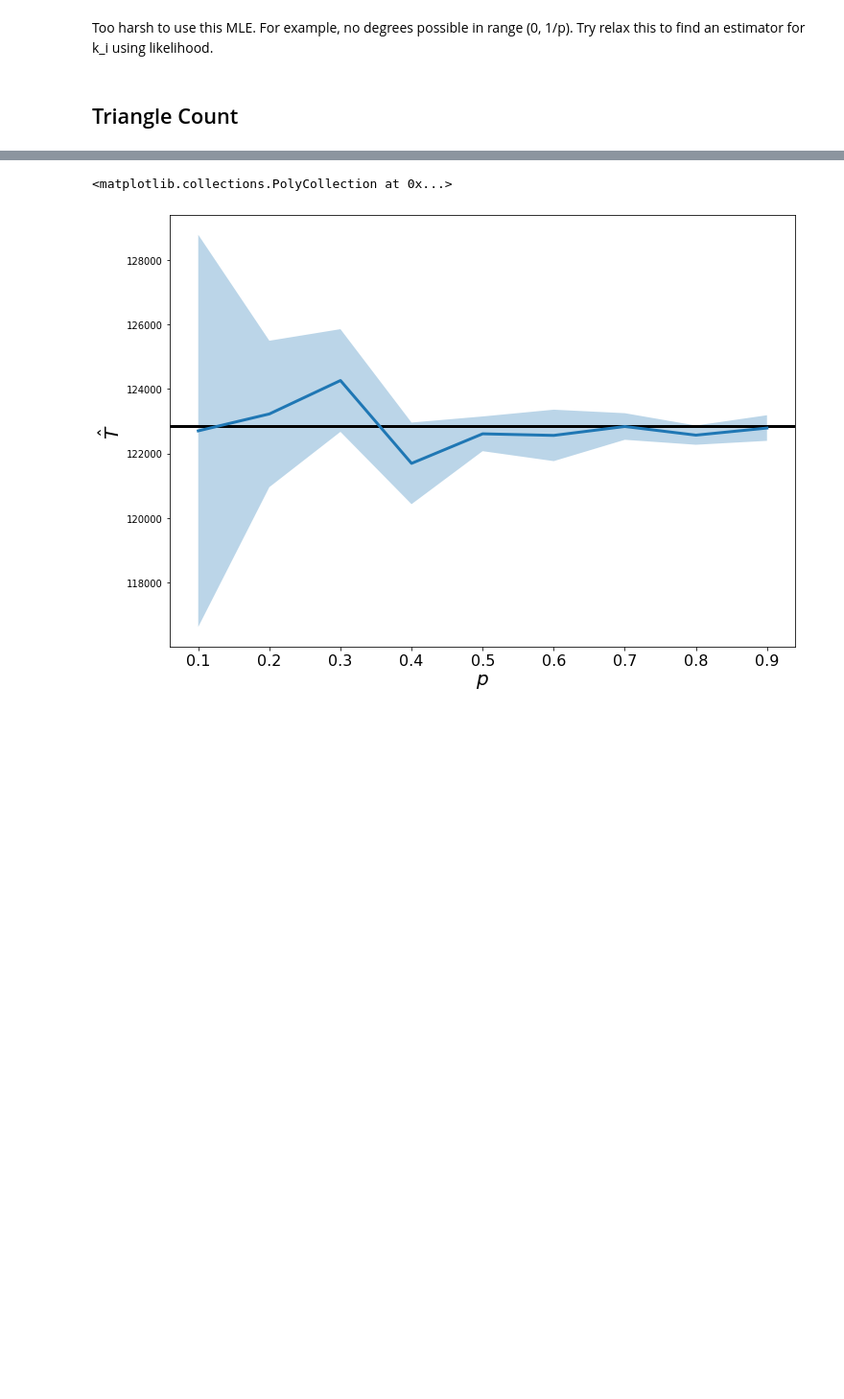
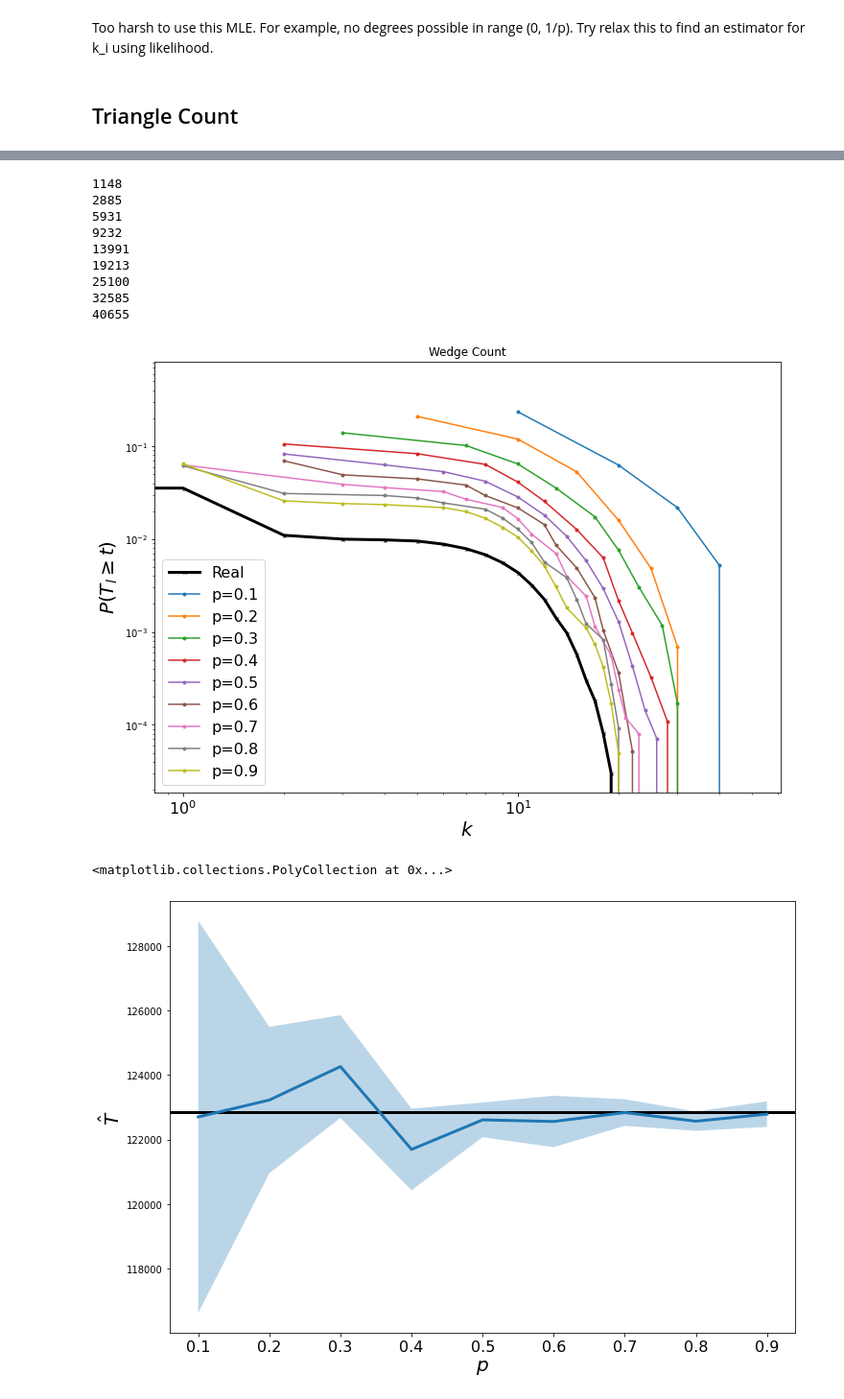
Before and after one commit to narnolddd/sample-nets, a Jupyter notebook: DegreeDistribution.ipynb, the cells around one changed output, grey strips where cells are left out. Shown at 96% size. Saved outputs shown, nothing was run; the diff lists cells and outputs as text; code cells hidden in the pictures; blank space fills up the shorter version.

```diff
--- a/DegreeDistribution.ipynb
+++ b/DegreeDistribution.ipynb
@@ -126,3 +146,6 @@ def edge_triangle_count(G):
+# %%
+def improved_triangle_count(tri_array,p):
+    return [round(1.0/p**2*x[0]) for x in tri_array]
 # %%
 def MME_triangle_count(tri_array, p):
     return [round(1.0/p**3*ct) for ct in tri_array]
@@ -174,3 +197,43 @@ plt.show()
+# %%
+fig, ax = setup_axes('$k$','$P(T_l\\geq t)$','log','log')
+G = nx.gnp_random_graph(1000,0.01)
+# fname="/Users/naomiarnold/CODE/NaomiFETA/FETA3.1/experiments/facebook/facebook.dat"
+# net = pd.read_csv(fname,sep=" ",names=["source","target","t"])
+# net = net.drop(["t"], axis=1)
+# G = nx.from_pandas_edgelist(net)
+
+ec = edge_neighbour_count(G)
+#print(sum([x[0] for x in ec] )/2.0)
+tri, cdf = ecdf(ec)
+ccdf = 1 - cdf/cdf[-1]
+
+ax.plot(tri, ccdf,marker='x',markersize=3,label="Real", linewidth=3, color="black")
+ax.set_title("Wedge Count")
+prange = np.linspace(0.1,0.9,9)
+
+for p in prange:
+    H = edge_sample(G,p)
+    ec_sampled = edge_neighbour_count(H)
+    ec_estimate = improved_triangle_count(ec_sampled,p)
+    print(len(ec_estimate))
+    #print(sum([x[0] for x in ec_estimate])/3.0)
+    tri, cdf = ecdf(ec_estimate)
+    ccdf = 1 - cdf/cdf[-1]
+    ax.plot(tri, ccdf,marker='o',markersize=3,label="p="+str(round(p,1)))
+
+ax.legend(fontsize=16)
+plt.show()
+# %% [output]
+1148
+2885
+5931
+9232
+13991
+19213
+25100
+32585
+40655
+[figure, added]
 # %%
 fname="/Users/narnolddd/CODE/FETA/FETA3/data/facebook.dat"
 net = pd.read_csv(fname,sep=" ",names=["source","target","t"])
```
Also changed, not shown: parts of 4 cells of this notebook.
